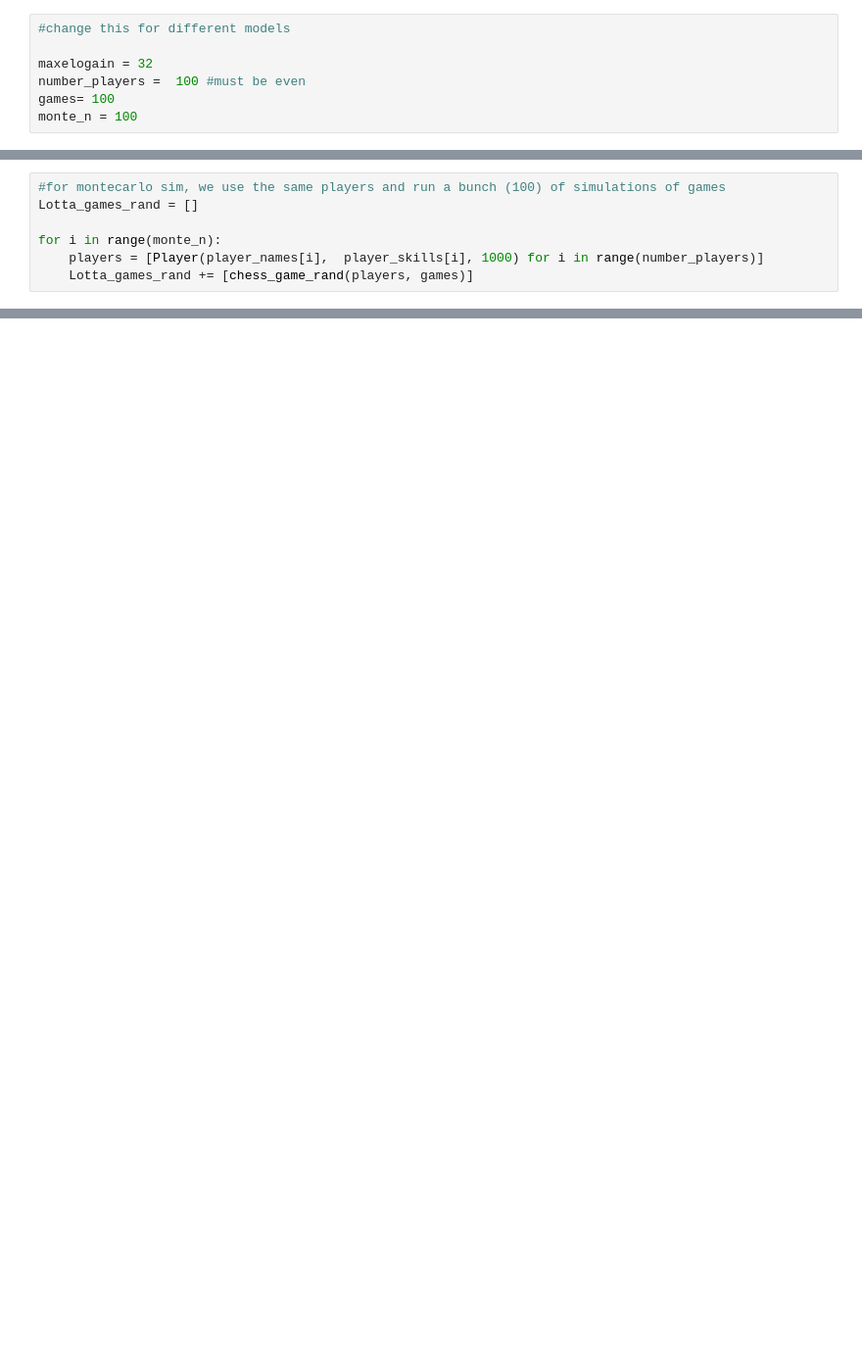
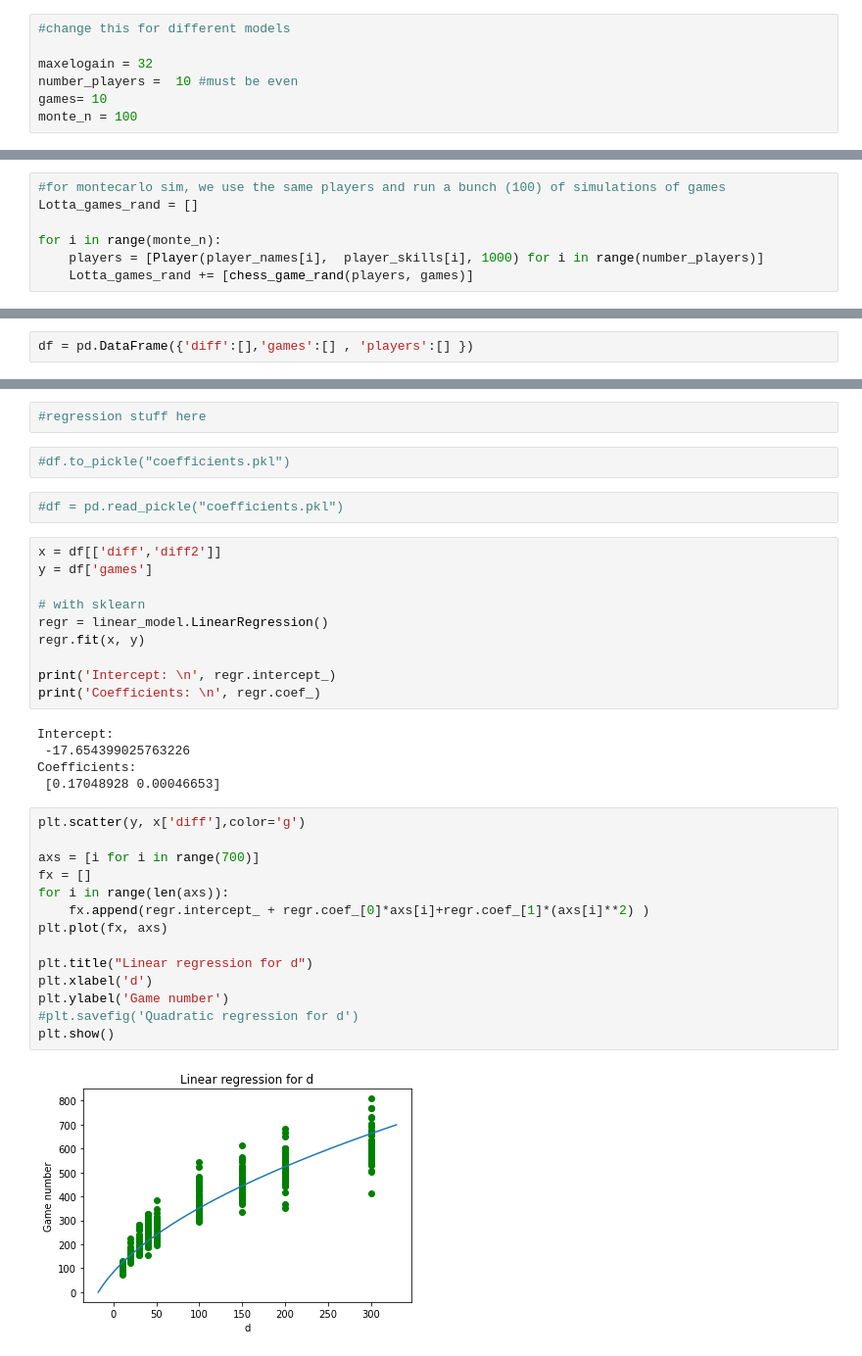
Before and after one commit to Giulianocg/Elo-modeling, a Jupyter notebook: Model_elo - v2.ipynb, the cells around one changed output, grey strips where cells are left out. Shown at 98% size. Saved outputs shown, nothing was run; the diff lists cells and outputs as text; blank space fills up the shorter version.

```diff
--- a/Model_elo - v2.ipynb
+++ b/Model_elo - v2.ipynb
@@ -19,8 +23,8 @@ from scipy.stats import lognorm
 #change this for different models
 
 maxelogain = 32
-number_players =  100 #must be even
-games= 100
+number_players =  10 #must be even
+games= 10
 monte_n = 100
 # %%
 class Player:
@@ -442 +369,3 @@ print(Mean_a, var_a)
+# %%
+df = pd.DataFrame({'diff':[],'games':[] , 'players':[] })
 # %%
@@ -489,0 +416,37 @@ SyntaxError: EOF while scanning triple-quoted string literal (<ipython-input-21-
+# %%
+#regression stuff here
+# %%
+#df.to_pickle("coefficients.pkl")
+# %%
+#df = pd.read_pickle("coefficients.pkl")
+# %%
+x = df[['diff','diff2']]
+y = df['games']
+
+# with sklearn
+regr = linear_model.LinearRegression()
+regr.fit(x, y)
+
+print('Intercept: \n', regr.intercept_)
+print('Coefficients: \n', regr.coef_)
+# %% [output]
+Intercept:
+ -17.654399025763226
+Coefficients:
+ [0.17048928 0.00046653]
+# %%
+plt.scatter(y, x['diff'],color='g')
+
+axs = [i for i in range(700)]
+fx = []
+for i in range(len(axs)):
+    fx.append(regr.intercept_ + regr.coef_[0]*axs[i]+regr.coef_[1]*(axs[i]**2) )
+plt.plot(fx, axs)
+
+plt.title("Linear regression for d")
+plt.xlabel('d')
+plt.ylabel('Game number')
+#plt.savefig('Quadratic regression for d')
+plt.show()
+# %% [output]
+[figure, added]
```
Also changed, not shown: parts of 18 cells of this notebook.
